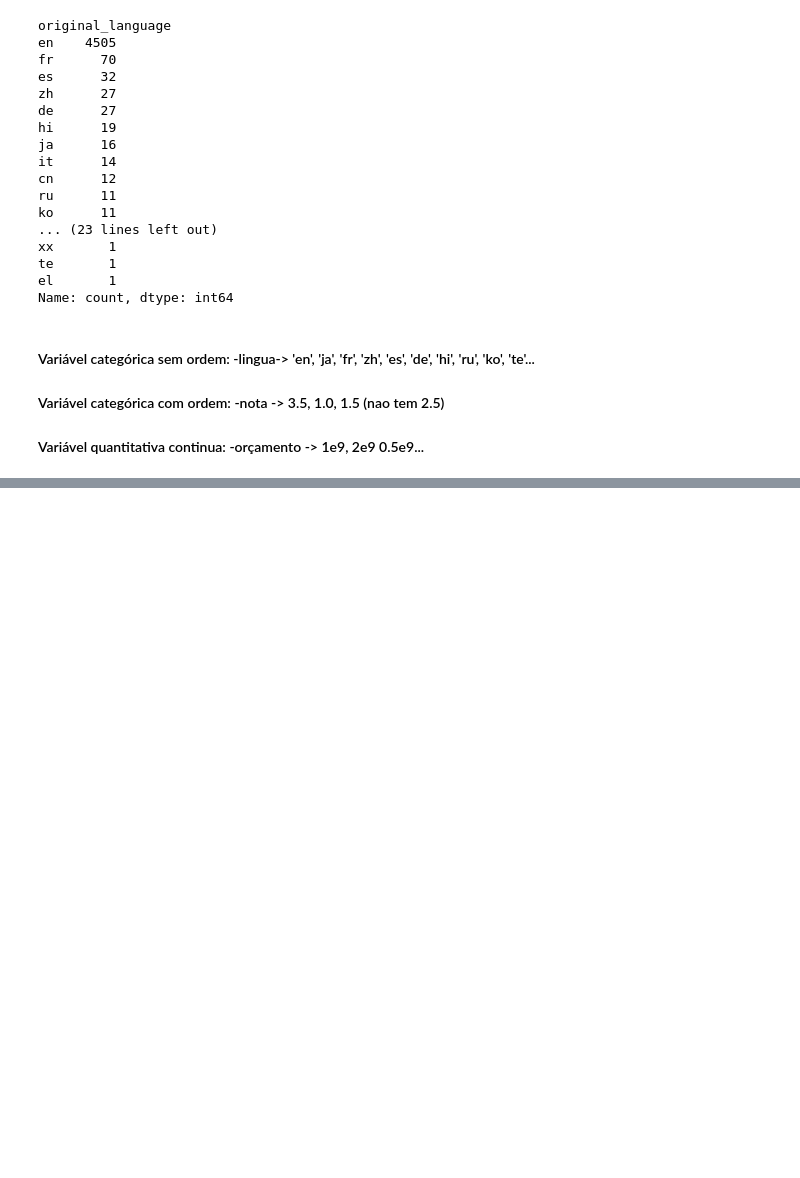
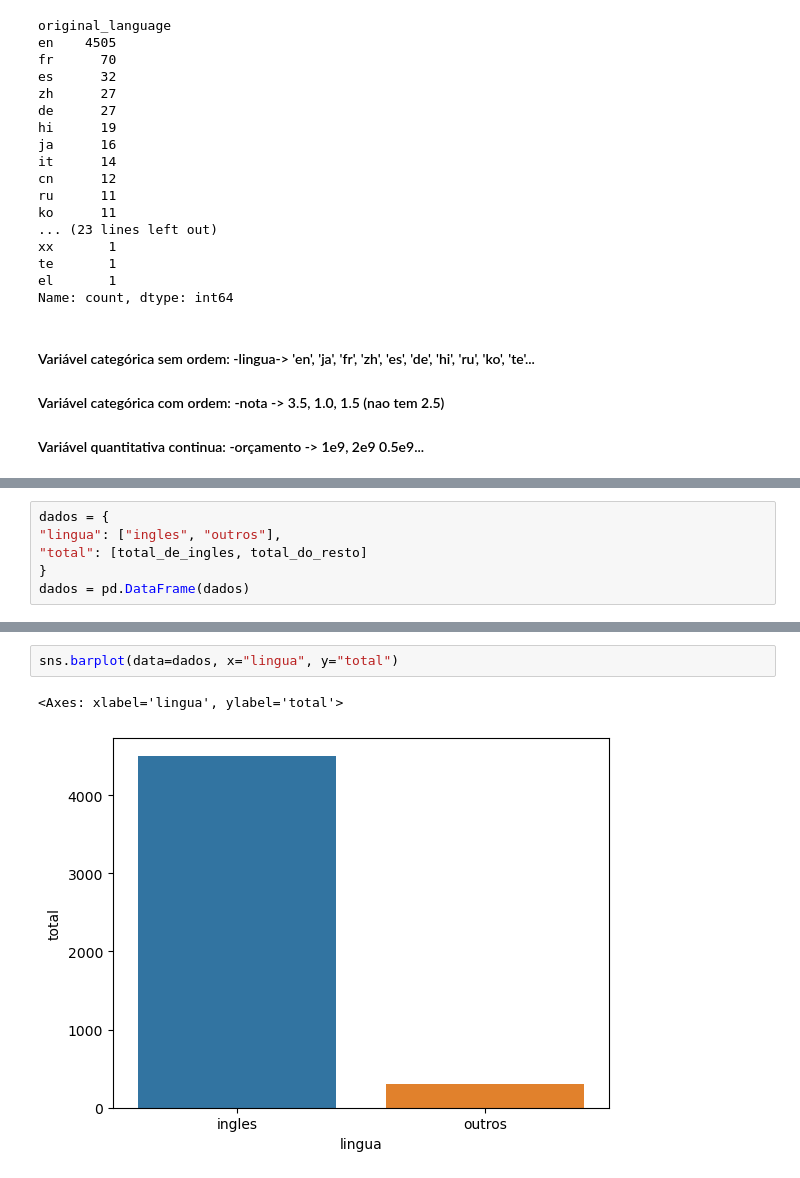
Before and after one commit to joaodamasio/datascience-explorando-analisando-dados, a Jupyter notebook: analise-movielens-TMDB.ipynb, the cells around one changed output, grey strips where cells are left out. Saved outputs shown, nothing was run; the diff lists cells and outputs as text; blank space fills up the shorter version.

```diff
--- a/analise-movielens-TMDB.ipynb
+++ b/analise-movielens-TMDB.ipynb
@@ -333,0 +390,6 @@ Name: count, dtype: int64
+# %%
+dados = {
+"lingua": ["ingles", "outros"],
+"total": [total_de_ingles, total_do_resto]
+}
+dados = pd.DataFrame(dados)
@@ -333,0 +402,5 @@ Name: count, dtype: int64
+# %%
+sns.barplot(data=dados, x="lingua", y="total")
+# %% [output]
+<Axes: xlabel='lingua', ylabel='total'>
+[figure, added]
```
Also changed, not shown: parts of 23 cells of this notebook.
